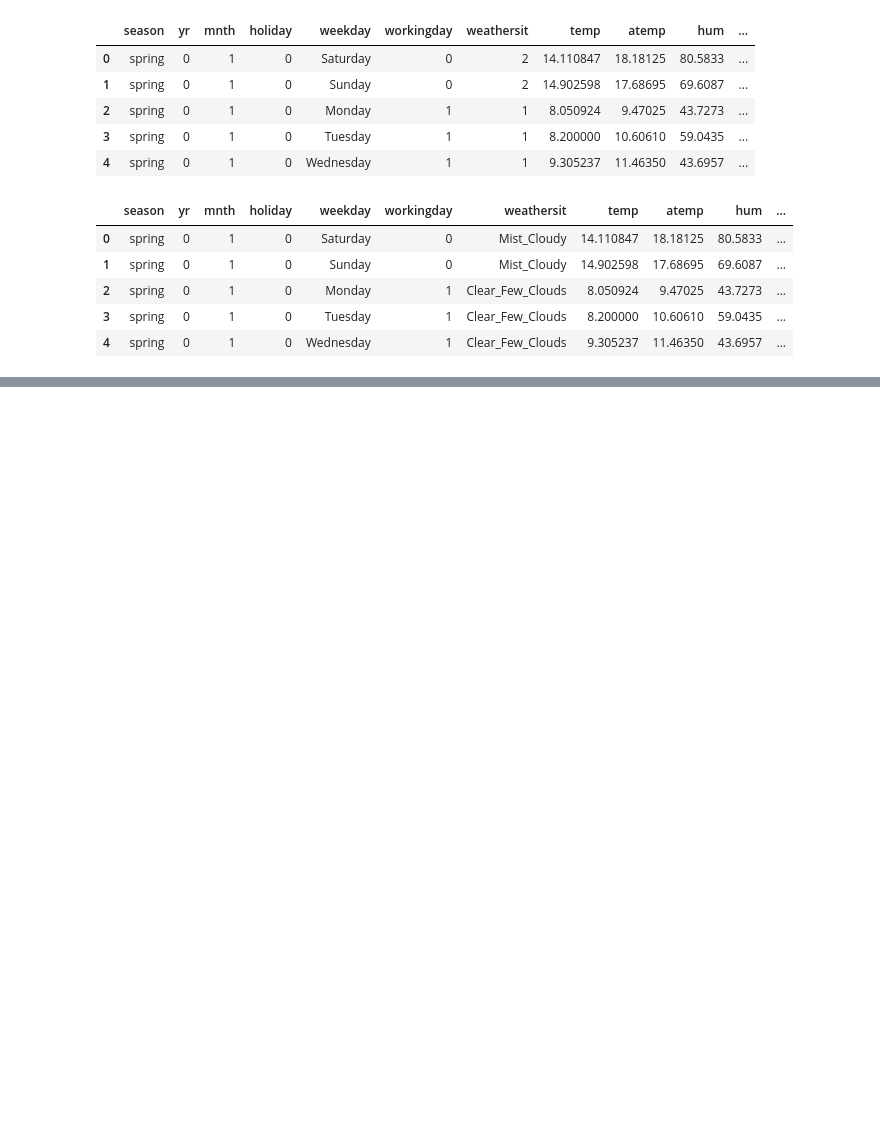
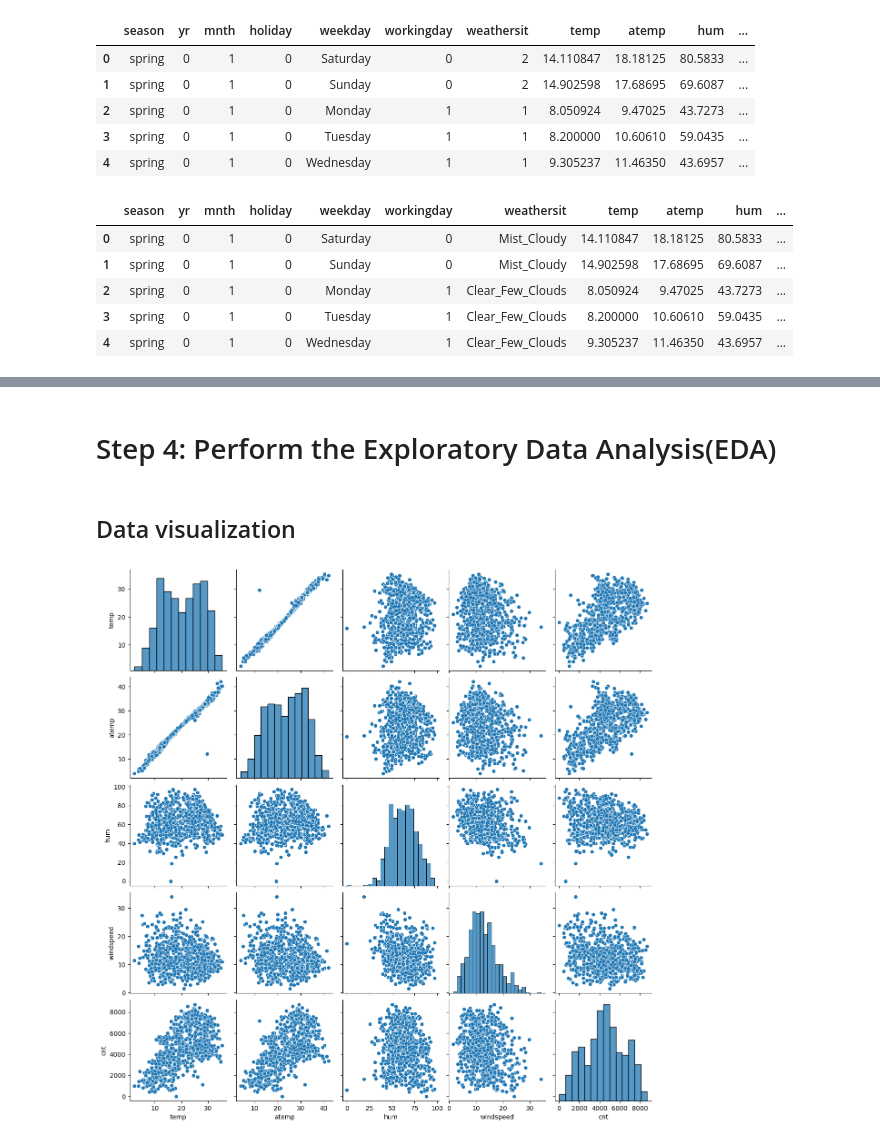
Before and after one commit to Mohinesh27/LinearRegressionAssignment, a Jupyter notebook: LinearRegressionAssignment.ipynb, the cells around one changed output, grey strips where cells are left out. Cells and saved outputs as stored; diff of their text form; code cells hidden in the pictures; blank space fills up the shorter version.

Commit message:
Added data visualization for Categorical and numerical variables

```diff
--- a/LinearRegressionAssignment.ipynb
+++ b/LinearRegressionAssignment.ipynb
@@ -203,0 +233,11 @@ df.head()
+# %% [markdown]
+# Step 4: Perform the Exploratory Data Analysis(EDA)
+# %% [markdown]
+## Data visualization
+# %%
+# Data visualization for Numerical variables to understand the relations using seaborn library. For this we are using pairplots
+
+sns.pairplot(df, vars=['temp', 'atemp', 'hum', 'windspeed','cnt'])
+plt.show()
+# %% [output]
+[figure, added]
```
Also changed, not shown: parts of 10 cells of this notebook.
